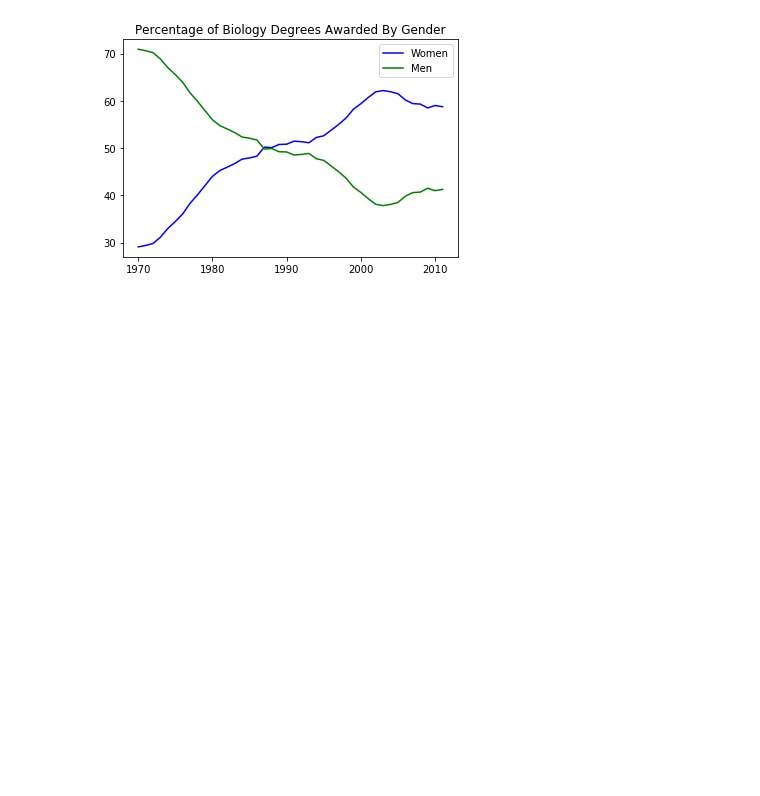
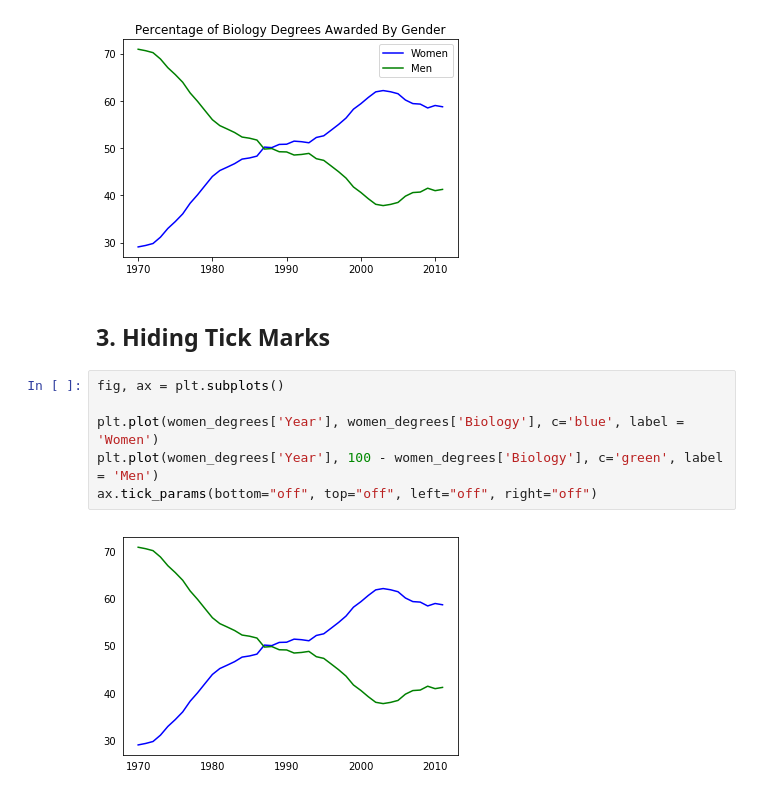
Before and after one commit to KiemNguyen/data-science, a Jupyter notebook: data-analysis-and-visualization /storytelling-through-data-visualization/Storytelling Through Data Visualization.ipynb, the cells around one changed output. Cells and saved outputs as stored; diff of their text form; blank space fills up the shorter version.

Commit message:
Hide tick marks

```diff
--- a/data-analysis-and-visualization /storytelling-through-data-visualization/Storytelling Through Data Visualization.ipynb
+++ b/data-analysis-and-visualization /storytelling-through-data-visualization/Storytelling Through Data Visualization.ipynb
@@ -22,3 +22,13 @@ plt.legend(loc='upper right')
 plt.show()
 # %% [output]
 [figure]
+# %% [markdown]
+## 3. Hiding Tick Marks
+# %%
+fig, ax = plt.subplots()
+
+plt.plot(women_degrees['Year'], women_degrees['Biology'], c='blue', label = 'Women')
+plt.plot(women_degrees['Year'], 100 - women_degrees['Biology'], c='green', label = 'Men')
+ax.tick_params(bottom="off", top="off", left="off", right="off")
+# %% [output]
+[figure, added]
```
Also changed, not shown: parts of 2 cells of this notebook.
